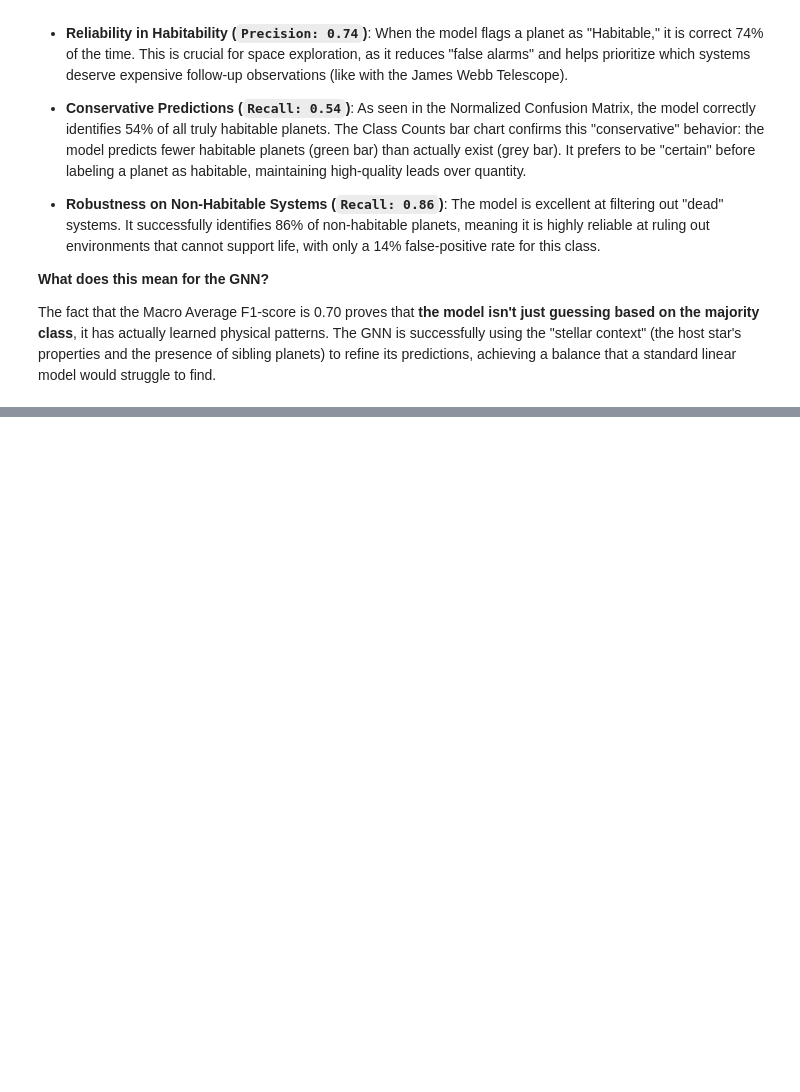
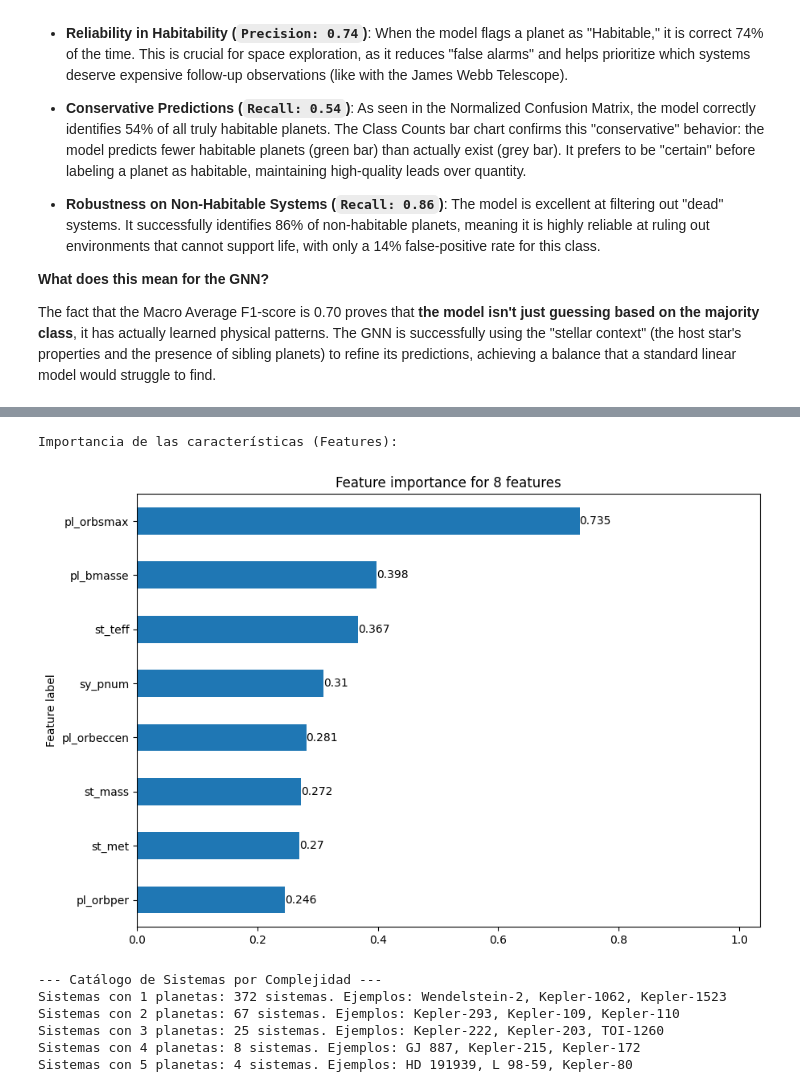
Before and after one commit to Gonzatorra/Machine-Learning-Avanzado, a Jupyter notebook: extraProject/main.ipynb, the cells around one changed output, grey strips where cells are left out. Cells and saved outputs as stored; diff of their text form; code cells hidden in the pictures; blank space fills up the shorter version.

```diff
--- a/extraProject/main.ipynb
+++ b/extraProject/main.ipynb
@@ -824,0 +923,32 @@ The fact that the Macro Average F1-score is 0.70 proves that **the model isn't j
+# %%
+from torch_geometric.explain import Explainer, GNNExplainer
+
+# 1. Configuramos el Explainer con los parámetros corregidos
+explainer = Explainer(
+    model=model,
+    algorithm=GNNExplainer(),
+    explanation_type='model',
+    node_mask_type='attributes',
+    edge_mask_type='object',
+    model_config=dict(
+        mode='multiclass_classification', # Cambiado de 'classification'
+        task_level='node',
+        return_type='log_probs',
+    ),
+)
+
+# 2. Seleccionamos el primer grafo del test set
+# Asegúrate de que el modelo esté en el mismo dispositivo que los datos
+model.eval()
+data = test_loader.dataset[0].to(device)
+
+# 3. Generamos la explicación
+explanation = explainer(data.x, data.edge_index)
+
+# 4. Visualización
+print("Importancia de las características (Features):")
+# Usamos key_columns_model que definiste antes para las etiquetas
+explanation.visualize_feature_importance(feat_labels=key_columns_model)
+# %% [output]
+Importancia de las características (Features):
+[figure, added]
@@ -824,0 +1014,24 @@ The fact that the Macro Average F1-score is 0.70 proves that **the model isn't j
+# %%
+from collections import defaultdict
+
+# Agrupamos los sistemas por tamaño
+sistemas_por_tamano = defaultdict(list)
+
+for g in test_graphs:
+    # Restamos 1 si el nodo de la estrella cuenta como nodo (depende de tu grafo)
+    # Si tus nodos son solo planetas, usa g.num_nodes
+    num_planetas = g.num_nodes
+    sistemas_por_tamano[num_planetas].append(g.star_name)
+
+# Mostramos un resumen y ejemplos
+print("--- Catálogo de Sistemas por Complejidad ---")
+for n in sorted(sistemas_por_tamano.keys()):
+    ejemplos = sistemas_por_tamano[n][:3] # Cogemos 3 de ejemplo
+    print(f"Sistemas con {n} planetas: {len(sistemas_por_tamano[n])} sistemas. Ejemplos: {', '.join(ejemplos)}")
+# %% [output]
+--- Catálogo de Sistemas por Complejidad ---
+Sistemas con 1 planetas: 372 sistemas. Ejemplos: Wendelstein-2, Kepler-1062, Kepler-1523
+Sistemas con 2 planetas: 67 sistemas. Ejemplos: Kepler-293, Kepler-109, Kepler-110
+Sistemas con 3 planetas: 25 sistemas. Ejemplos: Kepler-222, Kepler-203, TOI-1260
+Sistemas con 4 planetas: 8 sistemas. Ejemplos: GJ 887, Kepler-215, Kepler-172
+Sistemas con 5 planetas: 4 sistemas. Ejemplos: HD 191939, L 98-59, Kepler-80
```
Also changed, not shown: parts of 14 cells of this notebook, 3 other files.
